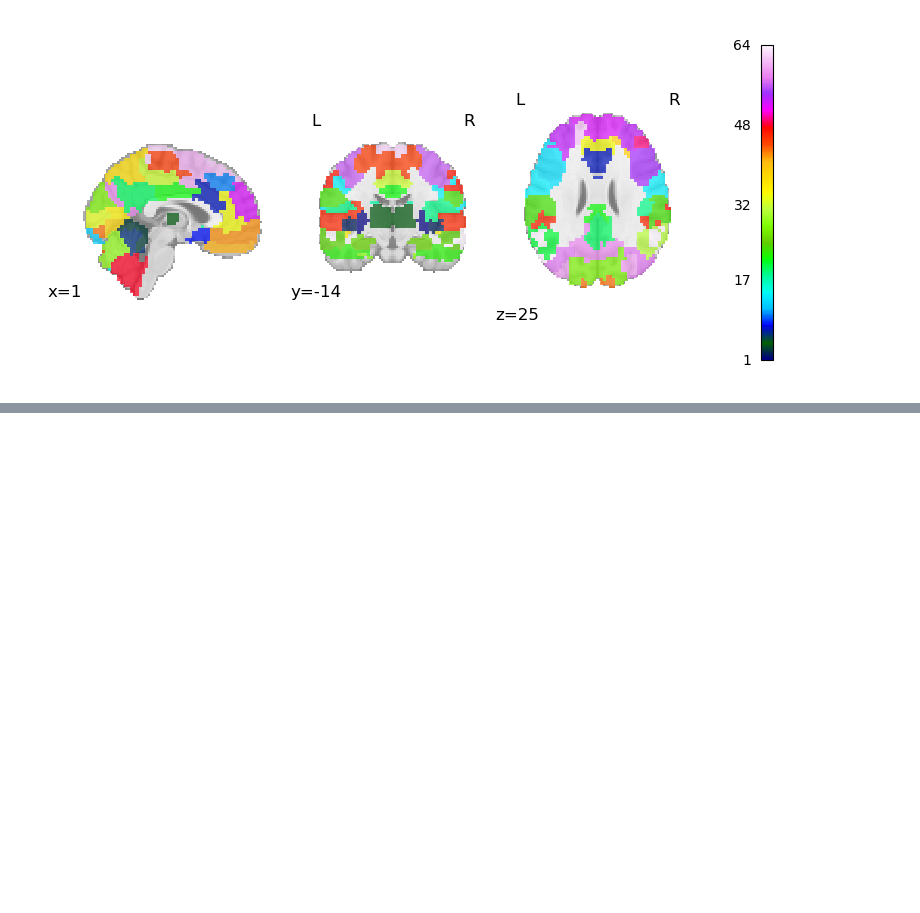
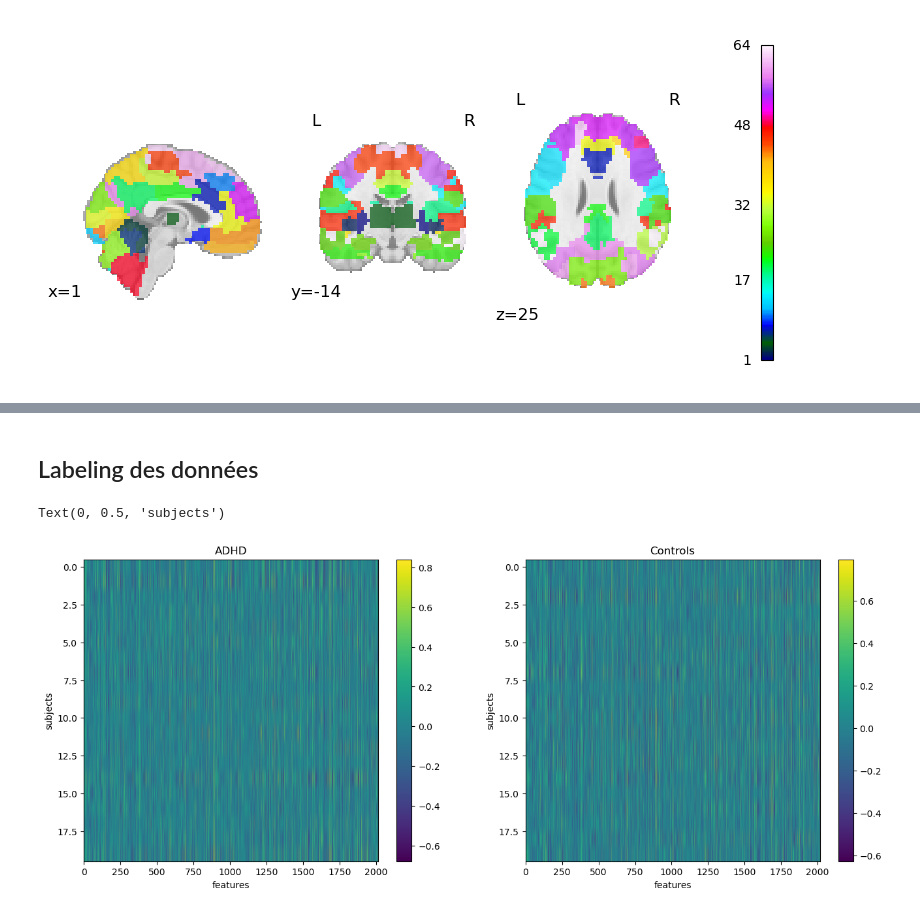
Before and after one commit to psy3019-6973-2026/Nguyen_ProjetFinal, a Jupyter notebook: projet_final.ipynb, the cells around one changed output, grey strips where cells are left out. Cells and saved outputs as stored; diff of their text form; code cells hidden in the pictures; blank space fills up the shorter version.

```diff
--- a/projet_final.ipynb
+++ b/projet_final.ipynb
@@ -262,0 +268,6 @@ ValueError: array must be at least 2-d
+# %% [markdown]
+## Labeling des données
+# %%
+#Ajouter les features au dataframe des phénotypes
+feature_series = pd.Series(all_features, name='features')
+pheno_all = pd.concat([pheno_all, feature_series], axis=1)
@@ -262,0 +278,27 @@ ValueError: array must be at least 2-d
+# %%
+#Plot correlation matrix for 'adhd' and 'control' subjects
+import matplotlib.pyplot as plt
+from matplotlib.pyplot import figure, savefig
+
+adhd_features = list(pheno_all.loc[pheno_all['adhd']==1]['features'])
+control_features = list(pheno_all.loc[pheno_all['adhd']==0]['features'])
+
+figure(figsize=(16,6))
+
+plt.subplot(1, 2, 1)
+plt.imshow(adhd_features, aspect='auto')
+plt.colorbar()
+plt.title('ADHD')
+plt.xlabel('features')
+plt.ylabel('subjects')
+
+
+plt.subplot(1, 2, 2)
+plt.imshow(control_features, aspect='auto')
+plt.colorbar()
+plt.title('Controls')
+plt.xlabel('features')
+plt.ylabel('subjects')
+# %% [output]
+Text(0, 0.5, 'subjects')
+[figure, added]
```
Also changed, not shown: parts of 13 cells of this notebook.
